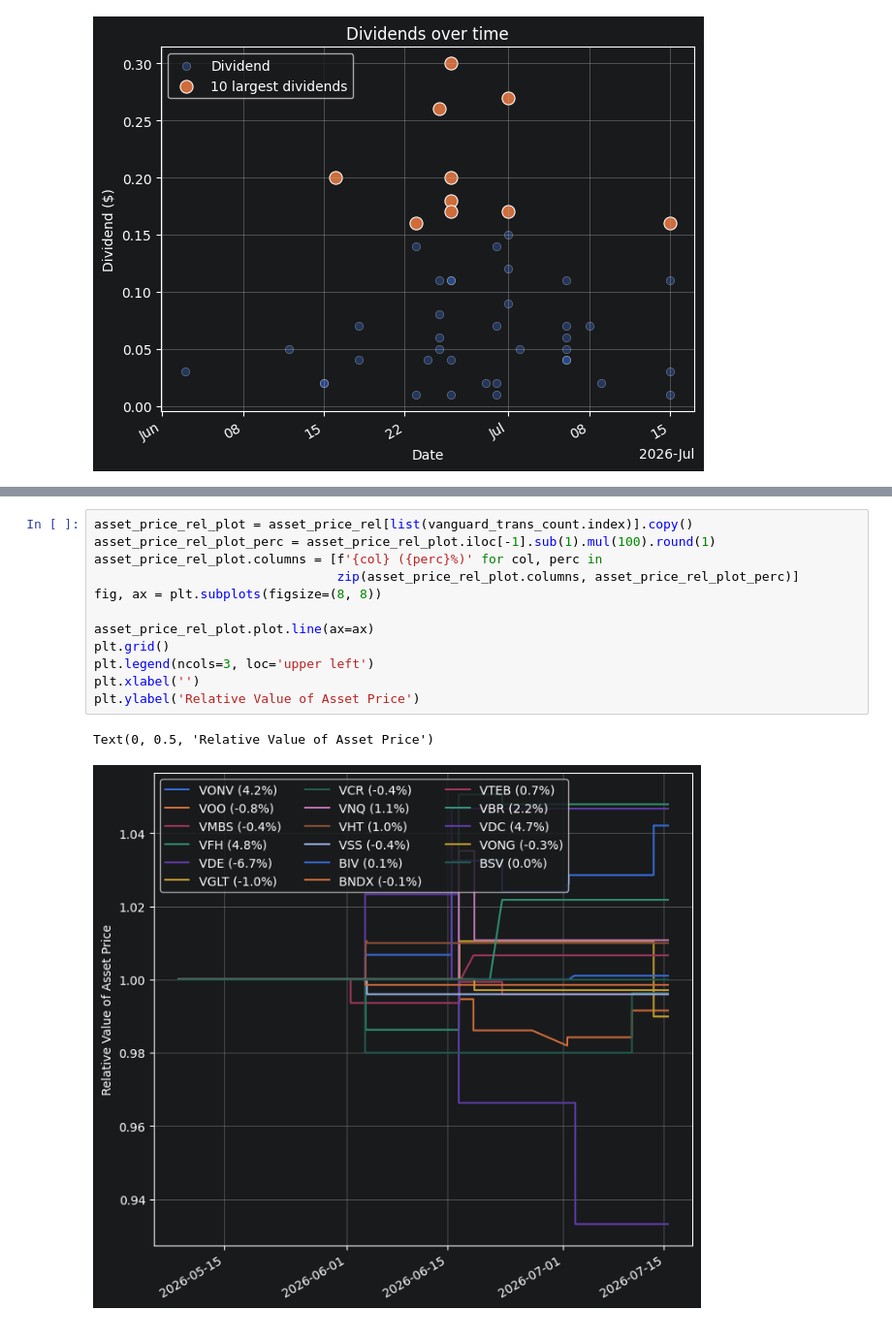
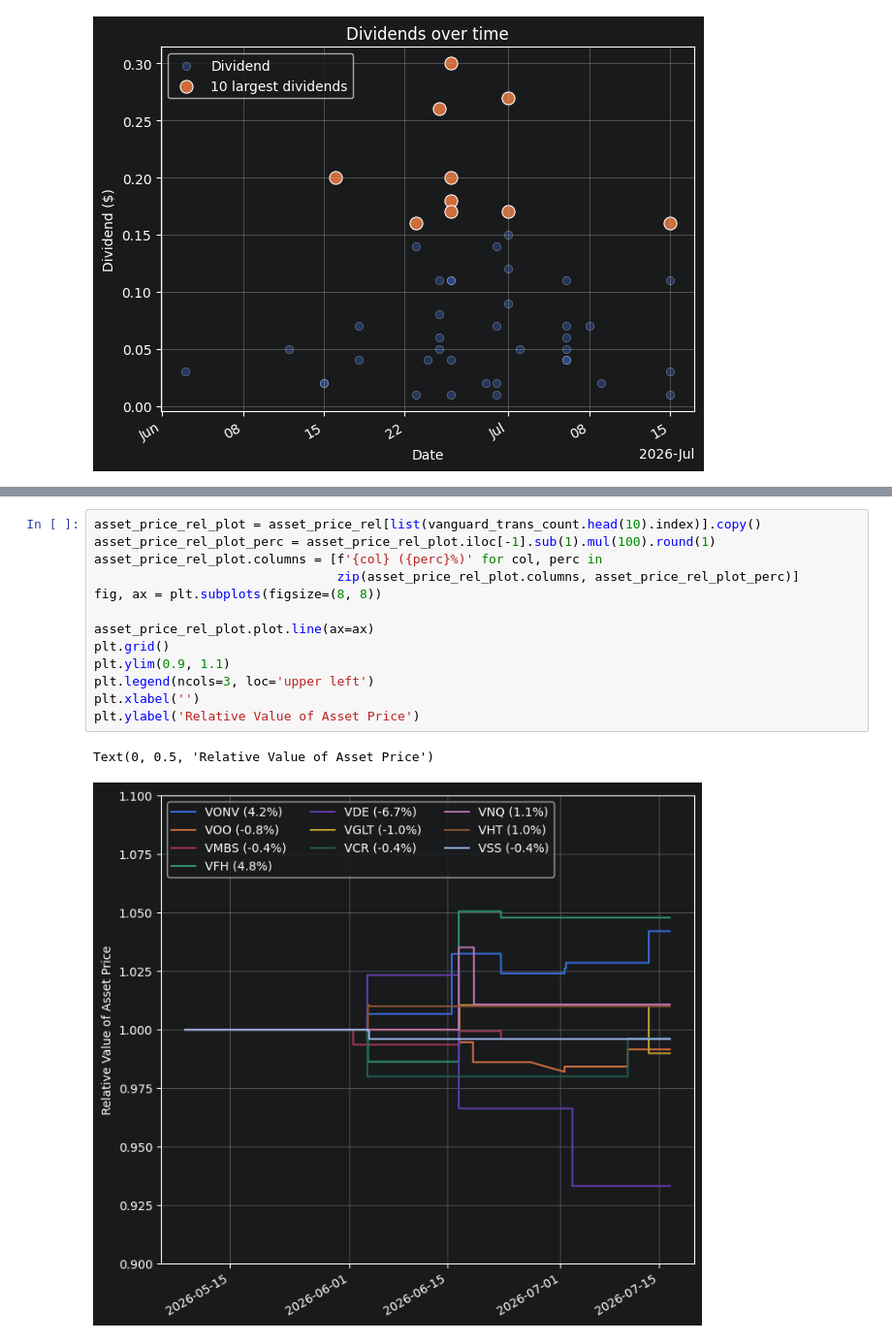
Before and after one commit to matthagy/cashapp_analysis, a Jupyter notebook: scratch0.ipynb, the cells around one changed output, grey strips where cells are left out. Shown at 97% size. Drawn from its saved outputs; the diff is of its cells as text.

```diff
--- a/scratch0.ipynb
+++ b/scratch0.ipynb
@@ -1008,19 +1008,20 @@ BSV     1
 Name: count, dtype: int64
 # %%
-asset_price_rel_plot = asset_price_rel[list(vanguard_trans_count.index)].copy()
+asset_price_rel_plot = asset_price_rel[list(vanguard_trans_count.head(10).index)].copy()
 asset_price_rel_plot_perc = asset_price_rel_plot.iloc[-1].sub(1).mul(100).round(1)
 asset_price_rel_plot.columns = [f'{col} ({perc}%)' for col, perc in
                                 zip(asset_price_rel_plot.columns, asset_price_rel_plot_perc)]
 fig, ax = plt.subplots(figsize=(8, 8))
 
 asset_price_rel_plot.plot.line(ax=ax)
 plt.grid()
+plt.ylim(0.9, 1.1)
 plt.legend(ncols=3, loc='upper left')
 plt.xlabel('')
 plt.ylabel('Relative Value of Asset Price')
 # %% [output]
 Text(0, 0.5, 'Relative Value of Asset Price')
-[figure, old version]
+[figure, new version]
 # %%
 data_deposits = data[data['trans_type'] == 'Deposits'][['date', 'net_amount', 'account', 'status', 'notes']]
 data_deposits
```
Also changed, not shown: parts of 70 cells of this notebook, 1 other file.
